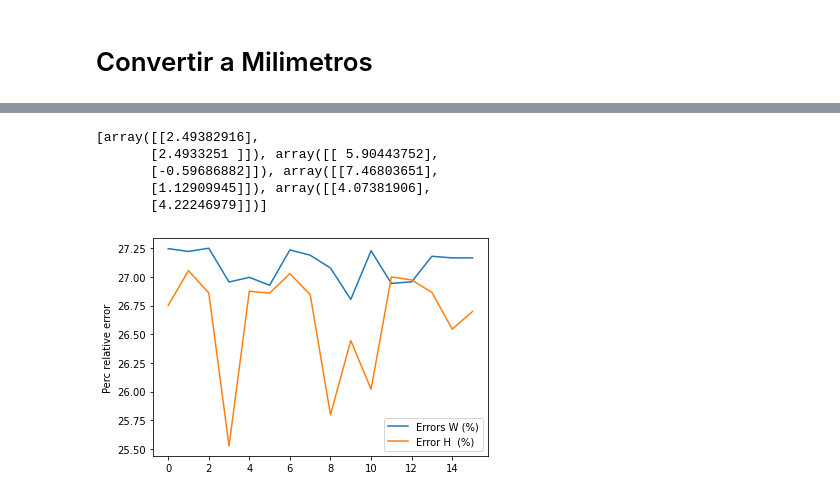
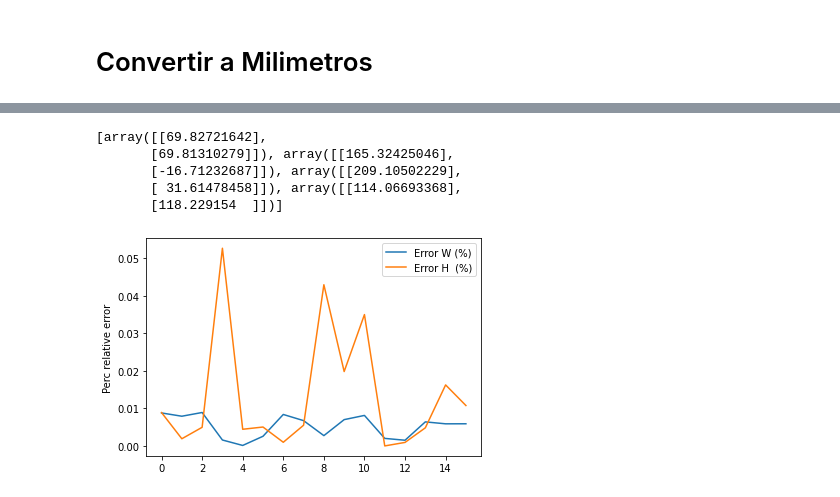
Before and after one commit to Elianagam/fundamentos_robotica_final, a Jupyter notebook: Contornos y centro.ipynb, the cells around one changed output, grey strips where cells are left out. Cells and saved outputs as stored; diff of their text form; code cells hidden in the pictures.

Commit message:
Fix error tranlation vector

```diff
--- a/Contornos y centro.ipynb
+++ b/Contornos y centro.ipynb
@@ -137,9 +137,9 @@ array([[-3.9103371],
 # Convertir a Milimetros
 # %%
 # R^-1
-Inv_R = np.linalg.inv(rotation)
+inv_R = np.linalg.inv(rotation)
 #K^-1
-Inv_K = np.linalg.inv(mtx)
+inv_K = np.linalg.inv(mtx)
 # %%
 
 def px_to_mm(u,v):
@@ -151,13 +151,13 @@ def px_to_mm(u,v):
     uv = np.array([[u,v,1]], dtype=np.float64).T
 
     # t * R^-1
-    res_parcial_d = Inv_R.dot(translation)
+    d = inv_R.dot(translation)
 
     # [uv1]*K^-1*R^-1
-    res_parcial_i = Inv_R.dot(Inv_K.dot(uv))
+    i = inv_R.dot(inv_K.dot(uv))
 
     # Resuelvo s (asumo Z=0). cociente de z
-    s = res_parcial_d[2][0]/res_parcial_i[2][0]
-    XYZ1 = Inv_R.dot( s * Inv_K.dot(uv) - translation)
-    return XYZ1
+    s = d[2][0]/i[2][0]
+    vector = inv_R.dot( s * inv_K.dot(uv) - translation)
+    return vector
 # %%
@@ -178,11 +195,11 @@ for v in vertices:
     saved_vertices.append(v_data)
 print(saved_vertices[0])
 # %% [output]
-[array([[2.49382916],
-       [2.4933251 ]]), array([[ 5.90443752],
-       [-0.59686882]]), array([[7.46803651],
-       [1.12909945]]), array([[4.07381906],
-       [4.22246979]])]
+[array([[69.82721642],
+       [69.81310279]]), array([[165.32425046],
+       [-16.71232687]]), array([[209.10502229],
+       [ 31.61478458]]), array([[114.06693368],
+       [118.229154  ]])]
 # %%
 saved_dims = []
 for v in saved_vertices:
@@ -206,11 +223,11 @@ for dim in saved_dims:
 # %%
 import matplotlib.pyplot as plt
 # %%
-plt.plot(range(len(saved_dims)), error_x, label = 'Errors W (%)')
+plt.plot(range(len(saved_dims)), error_x, label = 'Error W (%)')
 plt.ylabel('Perc relative error')
 
 plt.plot(range(len(saved_dims)), error_y, label = 'Error H  (%)')
 plt.legend()
 plt.show()
 # %% [output]
-[figure, old version]
+[figure, new version]
```
Also changed, not shown: parts of 2 cells of this notebook, 3 other files.
